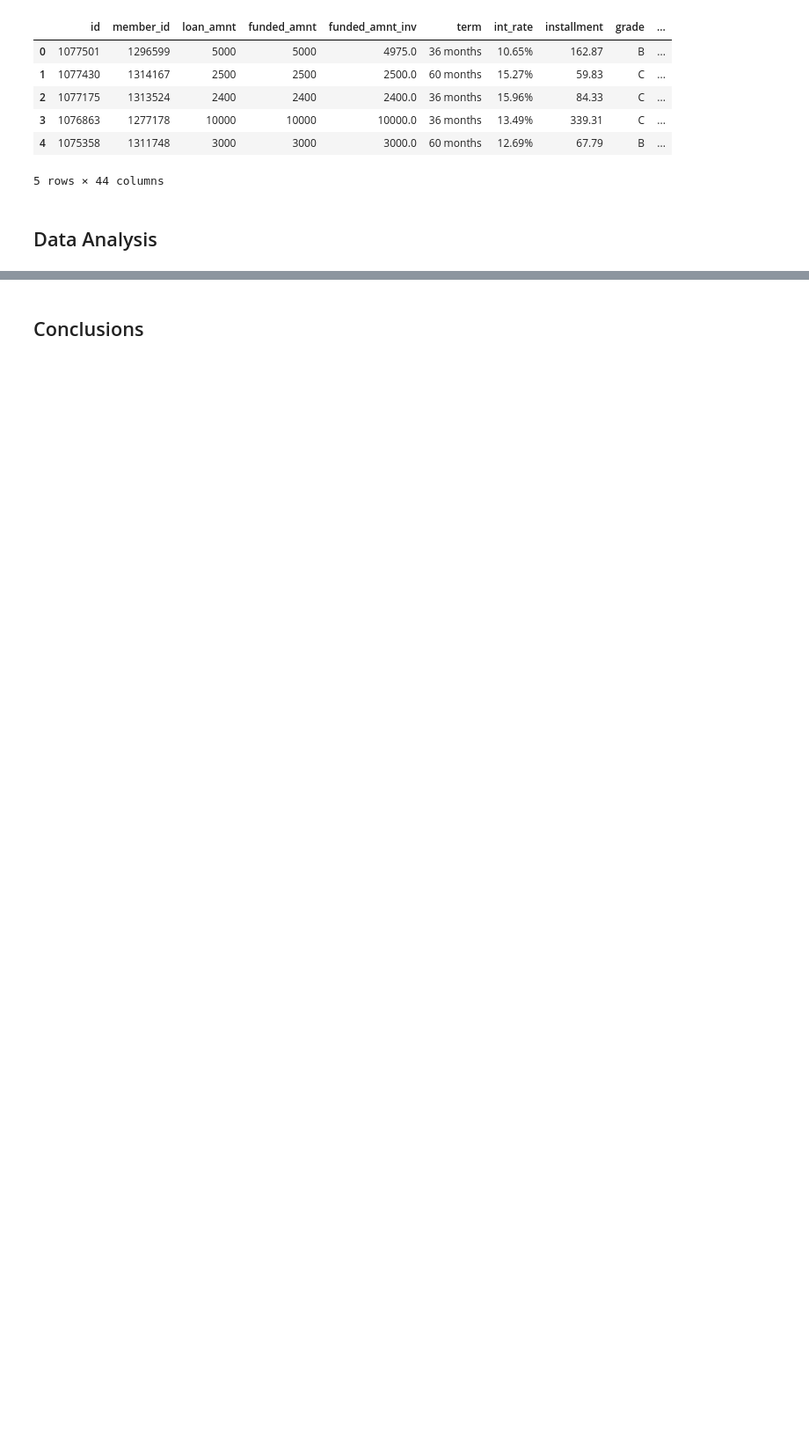
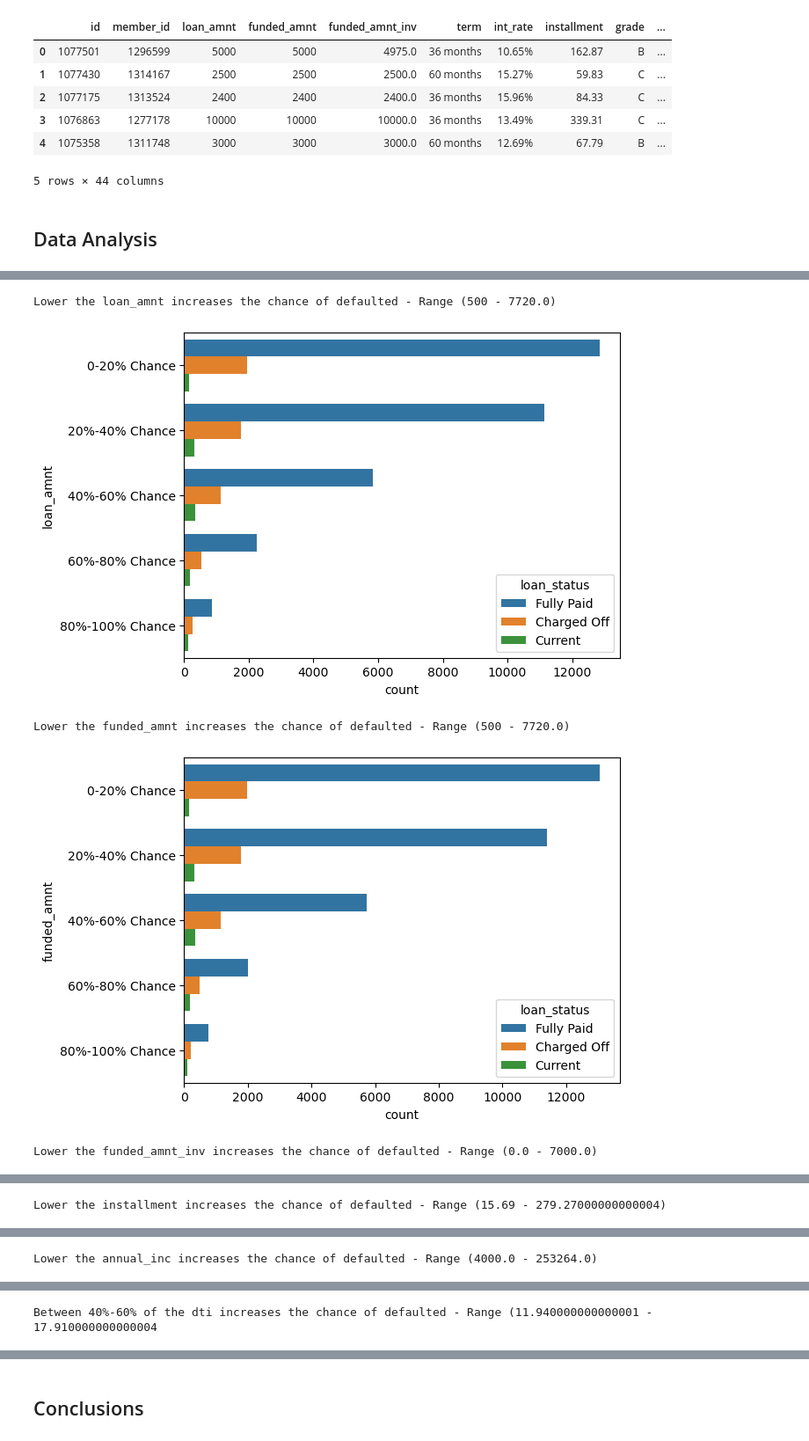
Before and after one commit to Gnana0248/LendingClubCaseStudy, a Jupyter notebook: Lending Club Case Study Analysis.ipynb, the cells around one changed output, grey strips where cells are left out. Shown at 88% size. Cells and saved outputs as stored; diff of their text form; code cells hidden in the pictures; blank space fills up the shorter version.

```diff
--- a/Lending Club Case Study Analysis.ipynb
+++ b/Lending Club Case Study Analysis.ipynb
@@ -366,0 +385,37 @@ Name: loan_amnt, dtype: float64
+# %%
+# Creating quartile bins for numerical columns to make them categorical
+quartile_keys = [ '0-20% Chance', '20%-40% Chance', '40%-60% Chance', '60%-80% Chance', '80%-100% Chance' ]
+# %%
+def convert_numerical_into_categorical(data_columns, keys=quartile_keys, loan_applicants=loan_applicants,
+                                       defaulted_applicant=defaulted_applicant, defaulted=False):
+    bin_bucket = 5
+    df = None
+    if defaulted == True:
+        df = defaulted_applicant
+    else:
+        df = loan_applicants
+    quartile_bin, bins = pd.cut(df[data_columns], bin_bucket, labels=keys, retbins=True, duplicates='drop', precision=2)
+    return quartile_bin, bins
+# %%
+def defaulted_analysis_based_on_quartile(columns, loan_applicants=loan_applicants):
+    quartile_data, bin_value = convert_numerical_into_categorical(data_columns=columns, defaulted=True)
+    quartile_count = quartile_data.value_counts()
+    quart_dict = quartile_count.to_dict()
+    # Get all the values in dictionary
+    quartile_value = quart_dict.values()
+    sorted_dict = sorted(quart_dict.items(), key=lambda x:x[1])
+    qkey = sorted_dict[-1][0]
+    if len(set(quartile_value)) <= 1:
+        # All values are equal
+        print(Fore.RED + f'Changes in the {columns} doesnot impact the chance of defaulted')
+    elif '0-20%' in qkey:
+        low = loan_applicants[columns].min()
+        print(Fore.RED +f'Lower the {columns} increases the chance of defaulted - Range ({low} - {bin_value[1]})')
+    elif '80%-100%' in qkey:
+        print(Fore.RED + f'Higher the {columns} increases the chance of defaulted - Range ({bin_value[4]} - {bin_value[5]}')
+    elif '20%-40%' in qkey:
+        print(Fore.RED + f'Between 20%-40% of the {columns} increases the chance of defaulted - Range ({bin_value[1]} - {bin_value[2]}')
+    elif '40%-60%' in qkey:
+        print(Fore.RED + f'Between 40%-60% of the {columns} increases the chance of defaulted - Range ({bin_value[2]} - {bin_value[3]}')
+    elif '60%-80%' in qkey:
+        print(Fore.RED + f'Between 60%-80% of the {columns} increases the chance of defaulted - Range ({bin_value[3]} - {bin_value[4]}')
@@ -366,0 +439,12 @@ Name: loan_amnt, dtype: float64
+# %%
+for column in numerical_columns:
+    defaulted_analysis_based_on_quartile(column)
+    quartile_bin, bin_value =  convert_numerical_into_categorical(column)
+    sns.countplot(y=quartile_bin, hue=loan_applicants['loan_status'])
+    plt.show()
+# %% [output]
+Lower the loan_amnt increases the chance of defaulted - Range (500 - 7720.0)
+[figure, added]
+Lower the funded_amnt increases the chance of defaulted - Range (500 - 7720.0)
+[figure, added]
+Lower the funded_amnt_inv increases the chance of defaulted - Range (0.0 - 7000.0)
@@ -366,0 +452 @@ Name: loan_amnt, dtype: float64
+Lower the installment increases the chance of defaulted - Range (15.69 - 279.27000000000004)
@@ -366,0 +454 @@ Name: loan_amnt, dtype: float64
+Lower the annual_inc increases the chance of defaulted - Range (4000.0 - 253264.0)
@@ -366,0 +456 @@ Name: loan_amnt, dtype: float64
+Between 40%-60% of the dti increases the chance of defaulted - Range (11.940000000000001 - 17.910000000000004
```
Also changed, not shown: parts of 49 cells of this notebook.
